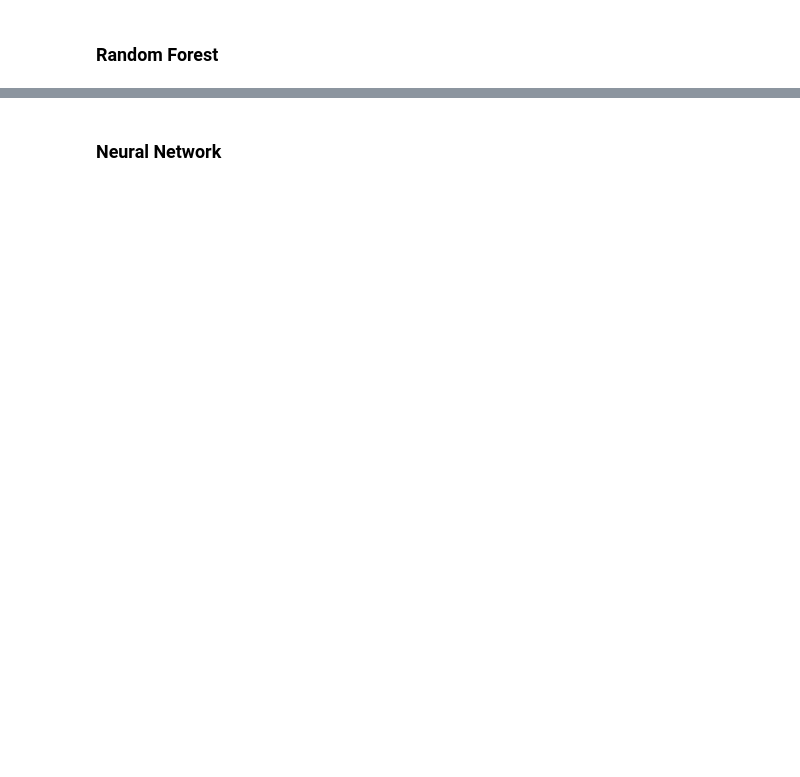
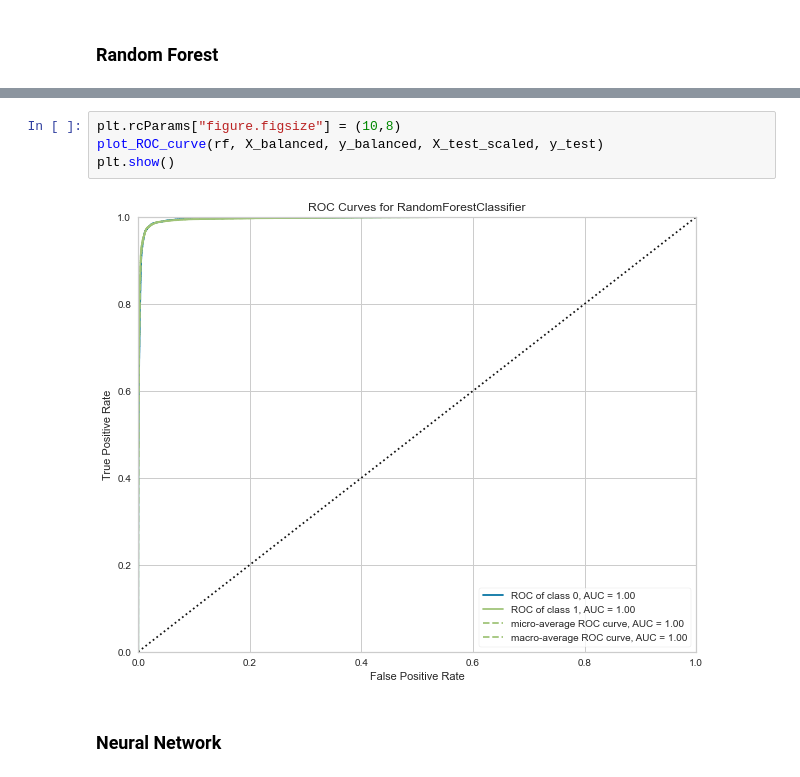
Before and after one commit to dvh549/Financial_Analytics, a Jupyter notebook: Main_Notebook.ipynb, the cells around one changed output, grey strips where cells are left out. Drawn from its saved outputs; the diff is of its cells as text; blank space fills up the shorter version.

```diff
--- a/Main_Notebook.ipynb
+++ b/Main_Notebook.ipynb
@@ -716,3 +742,9 @@ weighted avg       0.97      0.98      0.97      9654
+# %%
+plt.rcParams["figure.figsize"] = (10,8)
+plot_ROC_curve(rf, X_balanced, y_balanced, X_test_scaled, y_test)
+plt.show()
+# %% [output]
+[figure, added]
 # %% [markdown]
 ### Neural Network
 # %%
```
Also changed, not shown: parts of 29 cells of this notebook.
